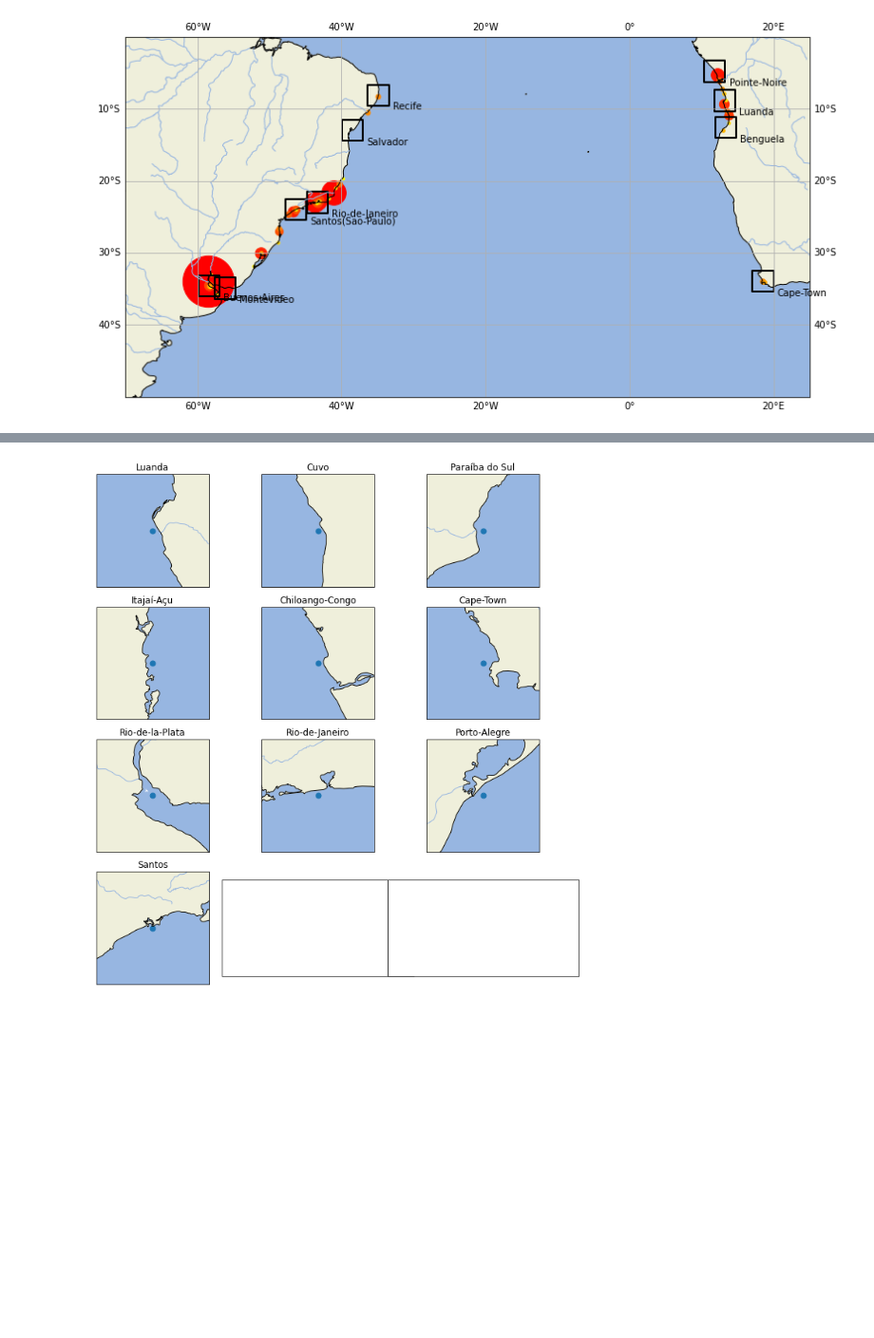
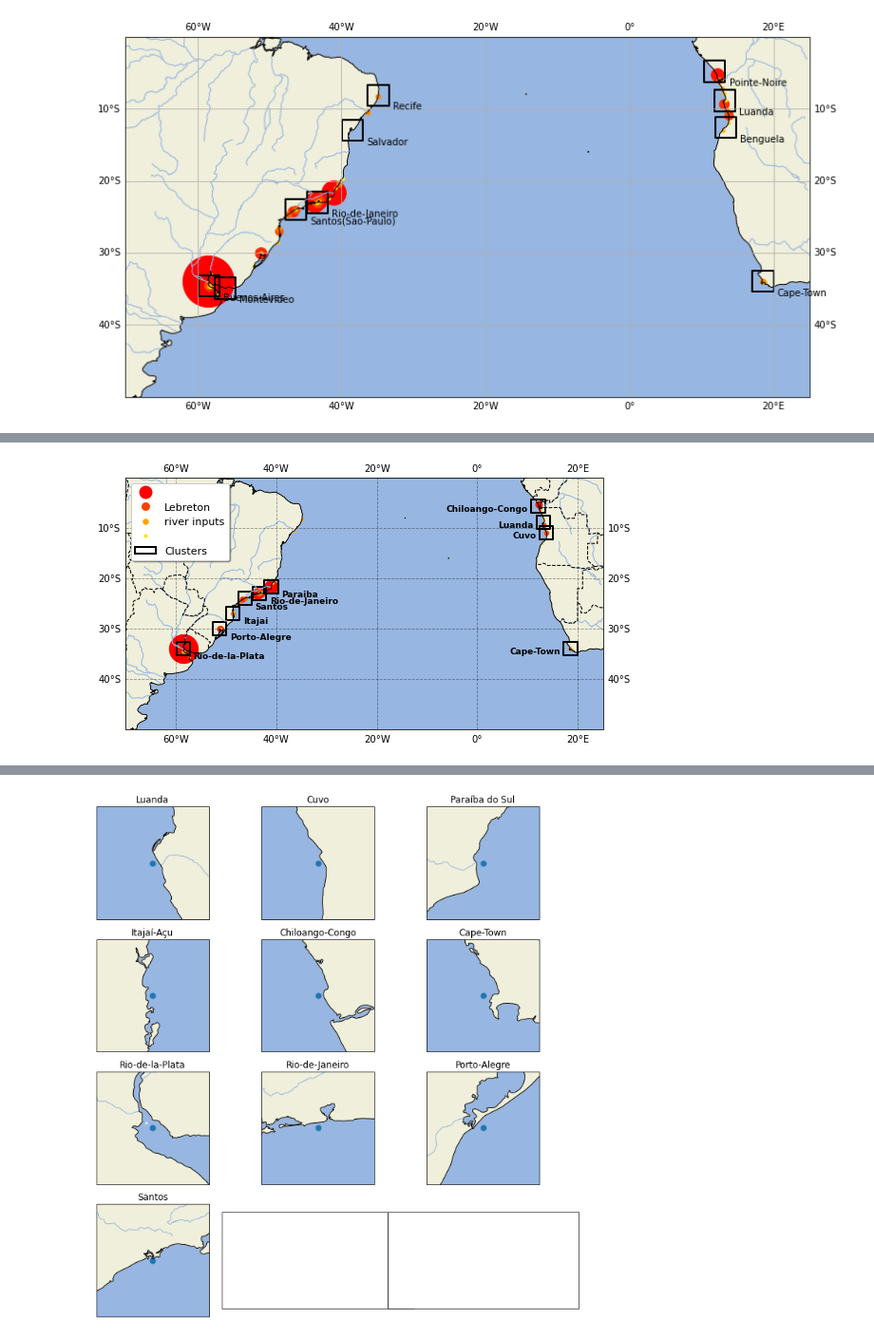
Before and after one commit to OceanParcels/BayesianAnalysis_SouthAtlantic, a Jupyter notebook: notebooks/River_plastic_sources.ipynb, the cells around one changed output, grey strips where cells are left out. Shown at 95% size. Saved outputs shown, nothing was run; the diff lists cells and outputs as text; code cells hidden in the pictures; blank space fills up the shorter version.

```diff
--- a/notebooks/River_plastic_sources.ipynb
+++ b/notebooks/River_plastic_sources.ipynb
@@ -164,3 +213,62 @@ for city in cluster_locations.keys():
+# %%
+N = 40
+
+x_colors = np.linspace(0, 1, N)
+colors = cm.get_cmap('autumn')(x_colors)
+
+fig = plt.figure(figsize=(9,5))
+ax = fig.add_subplot(1, 1, 1, projection=ccrs.PlateCarree())
+ax.set_extent((-70, 25, -50, 0), crs=ccrs.PlateCarree())
+ax.add_feature(cfeature.OCEAN)
+ax.add_feature(cfeature.LAND)
+ax.add_feature(cfeature.COASTLINE)
+ax.add_feature(cfeature.RIVERS)
+ax.add_feature(cfeature.BORDERS, linestyle='--')
+#ax.plot(nioz_samples['longitude'], nioz_samples['latitude'],'-*', color='white', lw=1, label='Sampling locations');
+ax.gridlines(draw_labels=True, dms=False, x_inline=False, y_inline=False,
+            color='black', linestyle='--', alpha=0.4)
+for i in range(N):
+    ax.scatter(sorted_rivers['X'][i], sorted_rivers['Y'][i],
+                color=colors[i], s=sorted_rivers['i_mid'][i]*0.3,
+              label='River input')
+
+
+Sudamerica = ['Paraiba', 'Itajai', 'Rio-de-la-Plata', 'Rio-de-Janeiro', 'Porto-Alegre', 'Santos']
+for loc in Sudamerica:
+    ax.scatter(cluster_locations[loc][1], cluster_locations[loc][0],
+               s=200, marker='s', linewidths=2, edgecolors='k', facecolor="None",
+              label='Cluster')
+    ax.text(cluster_locations[loc][1]+2, cluster_locations[loc][0]-2, s=loc,
+           fontsize=9, weight='bold')
+
+
+Africa = ['Luanda', 'Cuvo', 'Chiloango-Congo', 'Cape-Town']
+for loc in Africa:
+    ax.scatter(cluster_locations[loc][1], cluster_locations[loc][0],
+               s=200, marker='s', linewidths=2, edgecolors='k', facecolor="None",
+              label='Cluster')
+    ax.text(cluster_locations[loc][1]-2, cluster_locations[loc][0]-1, s=loc,
+           fontsize=9, ha='right', weight='bold')
+
+
+
+legend_elements = [Line2D([0], [0], marker='o', color='w', label='',
+                          markerfacecolor=colors[0], markersize=15),
+                   Line2D([0], [0], marker='o', color='w', label='Lebreton',
+                          markerfacecolor=colors[10], markersize=10),
+                   Line2D([0], [0], marker='o', color='w', label='river inputs',
+                          markerfacecolor=colors[25], markersize=7.5),
+                   Line2D([0], [0], marker='o', color='w', label='',
+                          markerfacecolor=colors[35], markersize=5),
+                  Rectangle((0,0), 0, 2, facecolor='None', edgecolor='k',
+                            lw=2, label='Clusters')]
+
+ax.legend(handles=legend_elements, loc='upper left', shadow=True,
+         fontsize=11)
+
+plt.savefig('../presentation/images/clusters.png', dpi=120)
+# %% [output]
+[figure, added]
 # %%
 anual_totals = sorted_rivers[['i_high','i_mid','i_low']].sum()
 # %%
```
Also changed, not shown: parts of 27 cells of this notebook, 5 other files.
